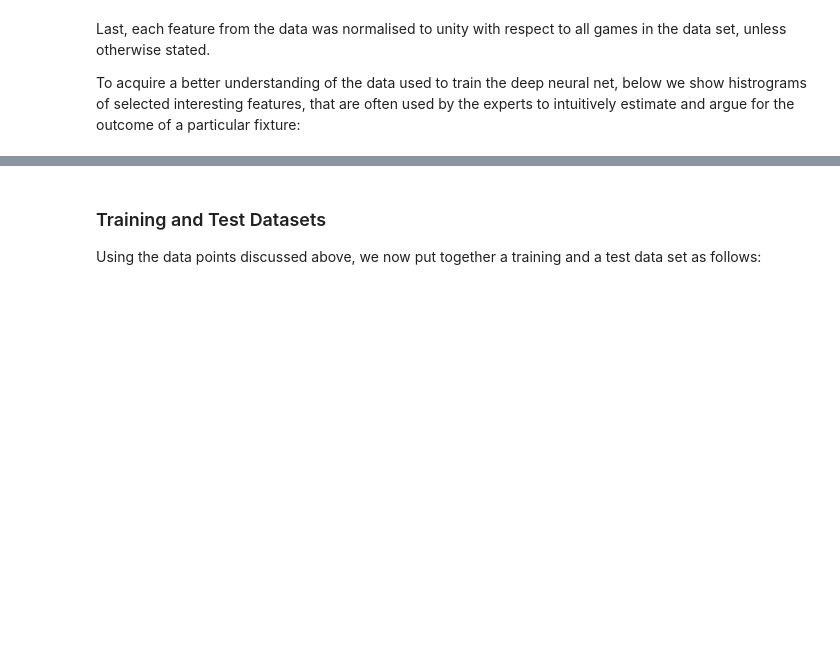
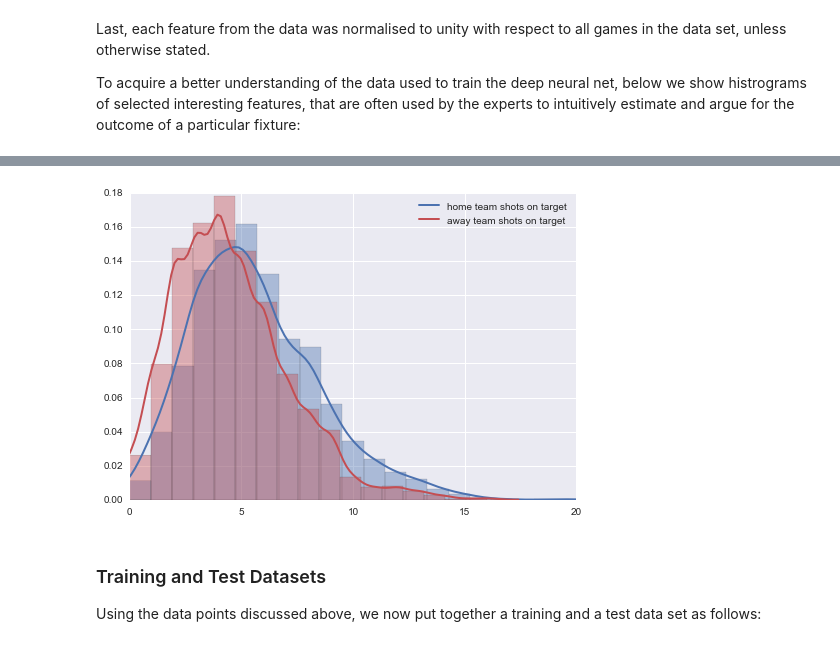
Before and after one commit to mgbukov/bundesliga, a Jupyter notebook: BL.ipynb, the cells around one changed output, grey strips where cells are left out. Saved outputs shown, nothing was run; the diff lists cells and outputs as text; code cells hidden in the pictures; blank space fills up the shorter version.

```diff
--- a/BL.ipynb
+++ b/BL.ipynb
@@ -106,3 +102,16 @@ dp = sns.distplot(feats_import.loc[:, 'AS'],
+# %%
+dp = sns.distplot(feats_import.loc[:, 'HST'],
+                  bins=np.int(feats_import.loc[:, 'HST'].max()-feats_import.loc[:, 'HST'].min()+1), axlabel=False,
+                  kde_kws={'label':'home team shots on target',"linewidth": 2,"color": "b"},
+                  hist_kws={"color": "b"})
+dp.set(xlim=(0, 20))
+
+dp = sns.distplot(feats_import.loc[:, 'AST'],
+                  bins=np.int(feats_import.loc[:, 'AST'].max()-feats_import.loc[:, 'AST'].min()+1), axlabel=False,
+                  kde_kws={'label':'away team shots on target',"linewidth": 2,"color": "r"},
+                  hist_kws={"color": "r"})
+# %% [output]
+[figure, added]
 # %% [markdown]
 ### Training and Test Datasets
 
```
Also changed, not shown: parts of 20 cells of this notebook, 3 other files.
